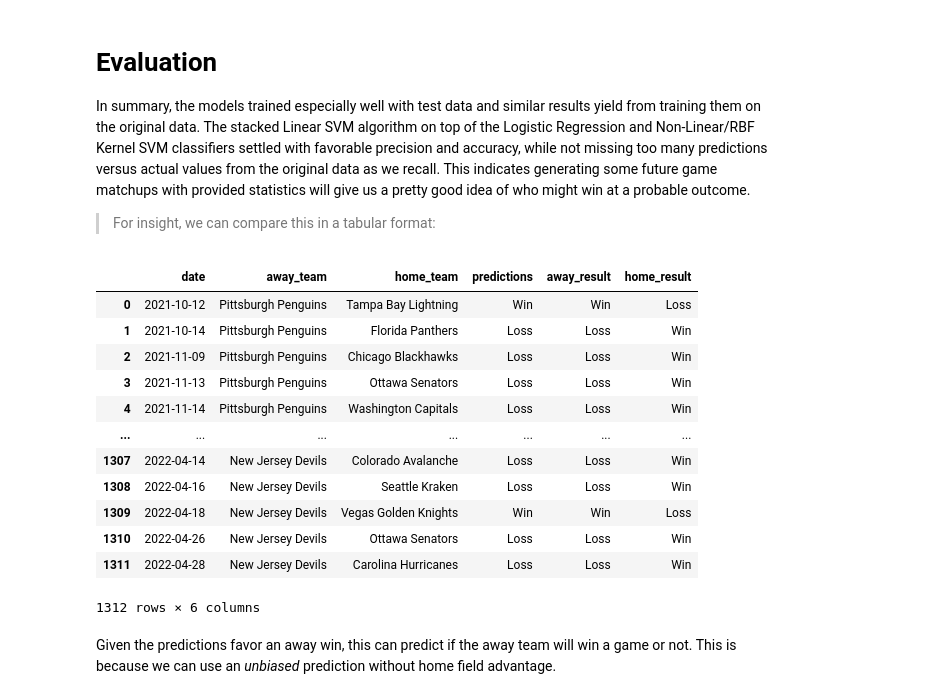
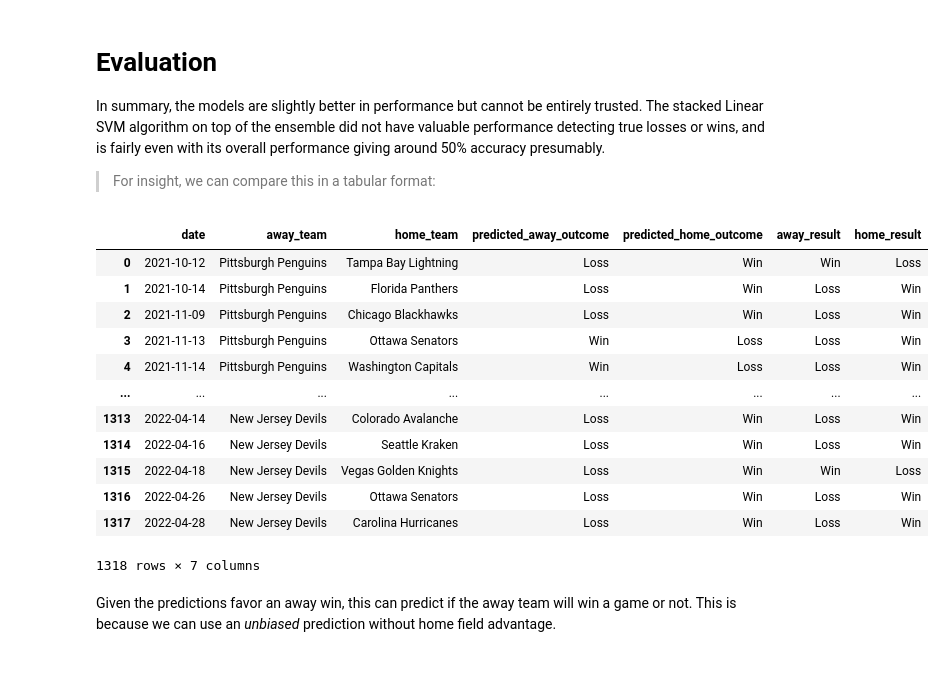
Before and after one commit to RyanSchraeder/StanleyCupPredictions, a Jupyter notebook: src/notebooks/model.ipynb, the cells around one changed output. Saved outputs shown, nothing was run; the diff lists cells and outputs as text; code cells hidden in the pictures; blank space fills up the shorter version.

```diff
--- a/src/notebooks/model.ipynb
+++ b/src/notebooks/model.ipynb
@@ -41,19 +44,17 @@ categorical_df = pd.read_csv(os.path.join(path, 'categorical_teams_set.csv'))
 # %%
 # Game Outcome Predictors
 
-x = classification_df.loc[:, classification_df.columns != 'outcome']
-y = classification_df['outcome']
+x = classification_df.loc[:, (classification_df.columns != 'outcome') & (classification_df.columns != 'home_wins')]
+y_away = classification_df['outcome'] # predicting away wins
+y_home = classification_df['home_wins'] # predicting home wins
+
+# Impute missing values
+# imputer = KNNImputer(n_neighbors=2)
+# x = imputer.fit_transform(x)
+# y = imputer.fit_transform(y)
 
 # Creating the Train and Test Split
 
 # Use a train and test split for initial training & testing
-x_train, x_test, y_train, y_test = train_test_split(x, y, test_size=0.30, random_state=42)
-
-# Length of Values
-
-pd.DataFrame({
-    "x_train count": len(x_train),
-    "x_test count":len(x_test),
-    "y_train count":len(y_train),
-    "y_test count":len(y_test)
-},index=[0]).melt()
+x_away_train, x_away_test, y_away_train, y_away_test = train_test_split(x, y_away, test_size=0.30, random_state=42)
+x_home_train, x_home_test, y_home_train, y_home_test = train_test_split(x, y_home, test_size=0.30, random_state=42)
@@ -185,11 +229,18 @@ summary
 # Generating Predictions from the Stacked Model
 # Predictions will favor the away team (1: Win, 0: Loss)
 
-categorical_df['predictions'] = model_development.predict(stacked_model, x)
+categorical_df['predicted_away_outcome'] = model_development.predict(away_stacked_model, x)
+categorical_df['predicted_home_outcome'] = model_development.predict(home_stacked_model, x)
 
-
-pd.DataFrame({
-    'Predicted': categorical_df.predictions.value_counts(),
+away = pd.DataFrame({
+    'Predicted': categorical_df.predicted_away_outcome.value_counts(),
     'Actual': categorical_df.outcome.value_counts()
 })
+
+home = pd.DataFrame({
+    'Predicted': categorical_df.predicted_home_outcome.value_counts(),
+    'Actual': categorical_df.home_wins.value_counts()
+})
+
+styler(away, home)
 # %% [output]
@@ -235,30 +305,30 @@ plt.savefig('../../images/confusion_matrix.png')
 # %% [markdown]
 # Evaluation
 
-In summary, the models trained especially well with test data and similar results yield from training them on the original data.
-The stacked Linear SVM algorithm on top of the Logistic Regression and Non-Linear/RBF Kernel SVM classifiers settled with favorable precision and accuracy, while not missing too many predictions versus actual values from the original data as we recall. This indicates generating some future game matchups with provided statistics will give us a pretty good idea of who might win at a probable outcome.
+In summary, the models are slightly better in performance but cannot be entirely trusted. The stacked Linear SVM algorithm on top of the ensemble did not have valuable performance detecting true losses or wins, and is fairly even with its overall performance giving around 50% accuracy presumably.
 
 >For insight, we can compare this in a tabular format:
 # %%
-preds_df = categorical_df[['date', 'away_team', 'home_team', 'predictions', 'outcome', 'home_wins']].rename(columns={'outcome': 'away_result', 'home_wins': 'home_result'})
-preds_df.predictions = preds_df.predictions.apply(lambda x: 'Win' if x == 1 else 'Loss')
+preds_df = categorical_df[['date', 'away_team', 'home_team', 'predicted_away_outcome', 'predicted_home_outcome', 'outcome', 'home_wins']].rename(columns={'outcome': 'away_result', 'home_wins': 'home_result'})
+preds_df.predicted_away_outcome = preds_df.predicted_away_outcome.apply(lambda x: 'Win' if x == 1 else 'Loss')
+preds_df.predicted_home_outcome = preds_df.predicted_home_outcome.apply(lambda x: 'Win' if x == 1 else 'Loss')
 preds_df.home_result = preds_df.home_result.apply(lambda x: 'Win' if x == 1 else 'Loss')
 preds_df.away_result = preds_df.away_result.apply(lambda x: 'Win' if x == 1 else 'Loss')
 preds_df
 # %% [output]
-|  | date | away_team | home_team | predictions | away_result | home_result |
-| 0 | 2021-10-12 | Pittsburgh Penguins | Tampa Bay Lightning | Win | Win | Loss |
-| 1 | 2021-10-14 | Pittsburgh Penguins | Florida Panthers | Loss | Loss | Win |
-| 2 | 2021-11-09 | Pittsburgh Penguins | Chicago Blackhawks | Loss | Loss | Win |
-| 3 | 2021-11-13 | Pittsburgh Penguins | Ottawa Senators | Loss | Loss | Win |
-| 4 | 2021-11-14 | Pittsburgh Penguins | Washington Capitals | Loss | Loss | Win |
-| ... | ... | ... | ... | ... | ... | ... |
-| 1307 | 2022-04-14 | New Jersey Devils | Colorado Avalanche | Loss | Loss | Win |
-| 1308 | 2022-04-16 | New Jersey Devils | Seattle Kraken | Loss | Loss | Win |
-| 1309 | 2022-04-18 | New Jersey Devils | Vegas Golden Knights | Win | Win | Loss |
-| 1310 | 2022-04-26 | New Jersey Devils | Ottawa Senators | Loss | Loss | Win |
-| 1311 | 2022-04-28 | New Jersey Devils | Carolina Hurricanes | Loss | Loss | Win |
+|  | date | away_team | home_team | predicted_away_outcome | predicted_home_outcome | away_result | home_result |
+| 0 | 2021-10-12 | Pittsburgh Penguins | Tampa Bay Lightning | Loss | Win | Win | Loss |
+| 1 | 2021-10-14 | Pittsburgh Penguins | Florida Panthers | Loss | Win | Loss | Win |
+| 2 | 2021-11-09 | Pittsburgh Penguins | Chicago Blackhawks | Loss | Win | Loss | Win |
+| 3 | 2021-11-13 | Pittsburgh Penguins | Ottawa Senators | Win | Loss | Loss | Win |
+| 4 | 2021-11-14 | Pittsburgh Penguins | Washington Capitals | Win | Loss | Loss | Win |
+| ... | ... | ... | ... | ... | ... | ... | ... |
+| 1313 | 2022-04-14 | New Jersey Devils | Colorado Avalanche | Loss | Win | Loss | Win |
+| 1314 | 2022-04-16 | New Jersey Devils | Seattle Kraken | Loss | Win | Loss | Win |
+| 1315 | 2022-04-18 | New Jersey Devils | Vegas Golden Knights | Loss | Win | Win | Loss |
+| 1316 | 2022-04-26 | New Jersey Devils | Ottawa Senators | Loss | Win | Loss | Win |
+| 1317 | 2022-04-28 | New Jersey Devils | Carolina Hurricanes | Loss | Win | Loss | Win |
-1312 rows × 6 columns
+1318 rows × 7 columns
 # %% [markdown]
 Given the predictions favor an away win, this can predict if the away team will win a game or not. This is because we can use an _unbiased_ prediction without home field advantage.
 # %% [markdown]
```
Also changed, not shown: parts of 14 cells of this notebook, 11 other files.
